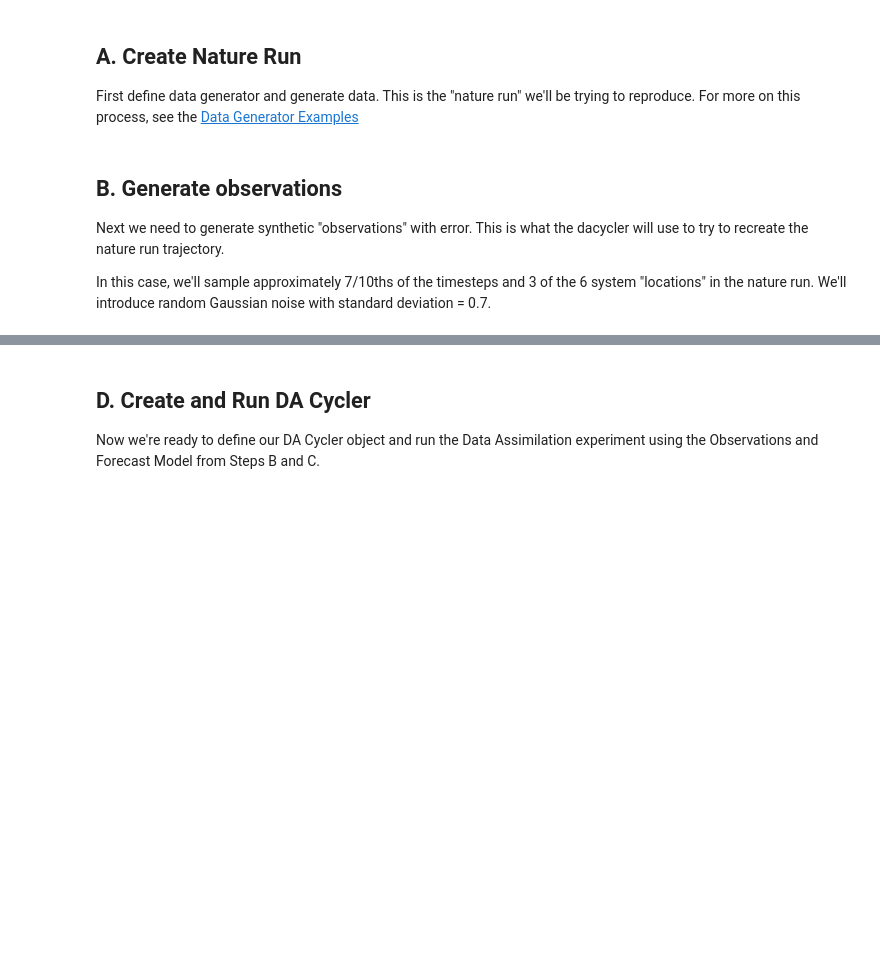
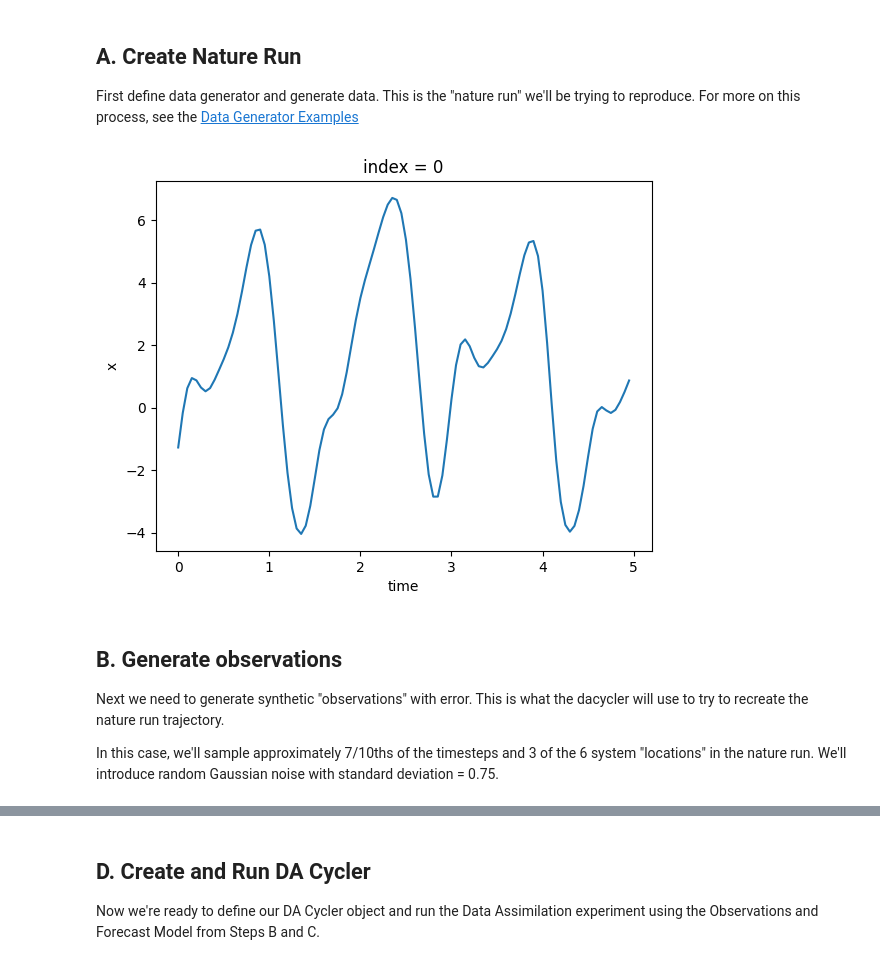
Before and after one commit to StevePny/DataAssimBench-Examples, a Jupyter notebook: examples/da_cycler/1-3DVar-Lorenz96.ipynb, the cells around one changed output, grey strips where cells are left out. Drawn from its saved outputs; the diff is of its cells as text; code cells hidden in the pictures; blank space fills up the shorter version.

```diff
--- a/examples/da_cycler/1-3DVar-Lorenz96.ipynb
+++ b/examples/da_cycler/1-3DVar-Lorenz96.ipynb
@@ -12,14 +18,20 @@ import matplotlib.pyplot as plt
  First define data generator and generate data. This is the "nature run" we'll be trying to reproduce. For more on this process, see the [Data Generator Examples](https://github.com/StevePny/DataAssimBench-Examples/tree/main/examples/data_generators)
 # %%
 # In this case, we'll mostly use the defaults
-nature_run = dab.data.Lorenz96(system_dim=6, store_as_jax=True)
-nature_run.generate(n_steps=2000)
+l96_generator = dab.data.Lorenz96(system_dim=6, store_as_jax=True)
+nature_run = l96_generator.generate(n_steps=2000)
+# %%
+# Let's plot the first variable (x0) for the first 100 timesteps
+nature_run.isel(time=slice(0,100),index=0)['x'].plot.line(x='time')
+plt.show()
+# %% [output]
+[figure, added]
 # %% [markdown]
 ## B. Generate observations
 
 Next we need to generate synthetic "observations" with error. This is what the dacycler will use to try to recreate the nature run trajectory.
 
-In this case, we'll sample approximately 7/10ths of the timesteps and 3 of the 6 system "locations" in the nature run. We'll introduce random Gaussian noise with standard deviation = 0.7.
+In this case, we'll sample approximately 7/10ths of the timesteps and 3 of the 6 system "locations" in the nature run. We'll introduce random Gaussian noise with standard deviation = 0.75.
 # %%
 # Now we can define the observer:
 obs_l96 = dab.observer.Observer(
```
Also changed, not shown: parts of 15 cells of this notebook.
